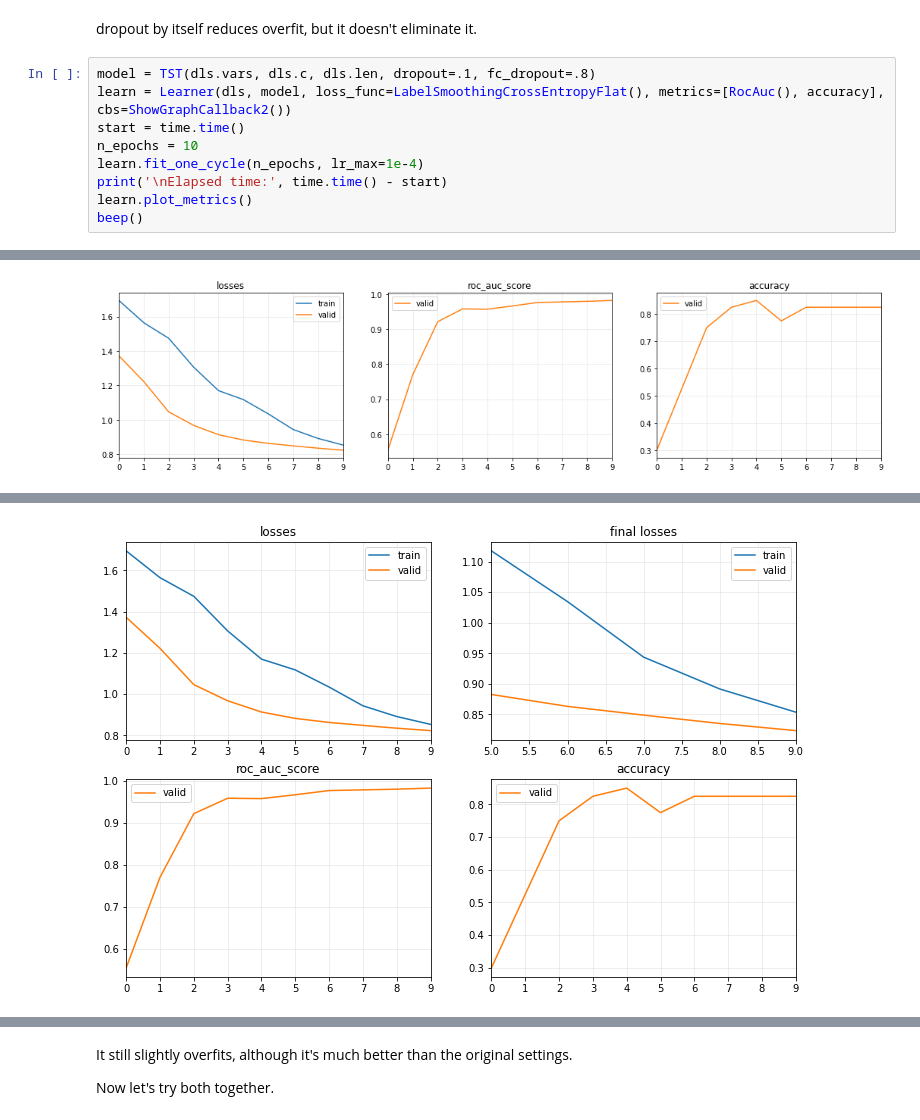
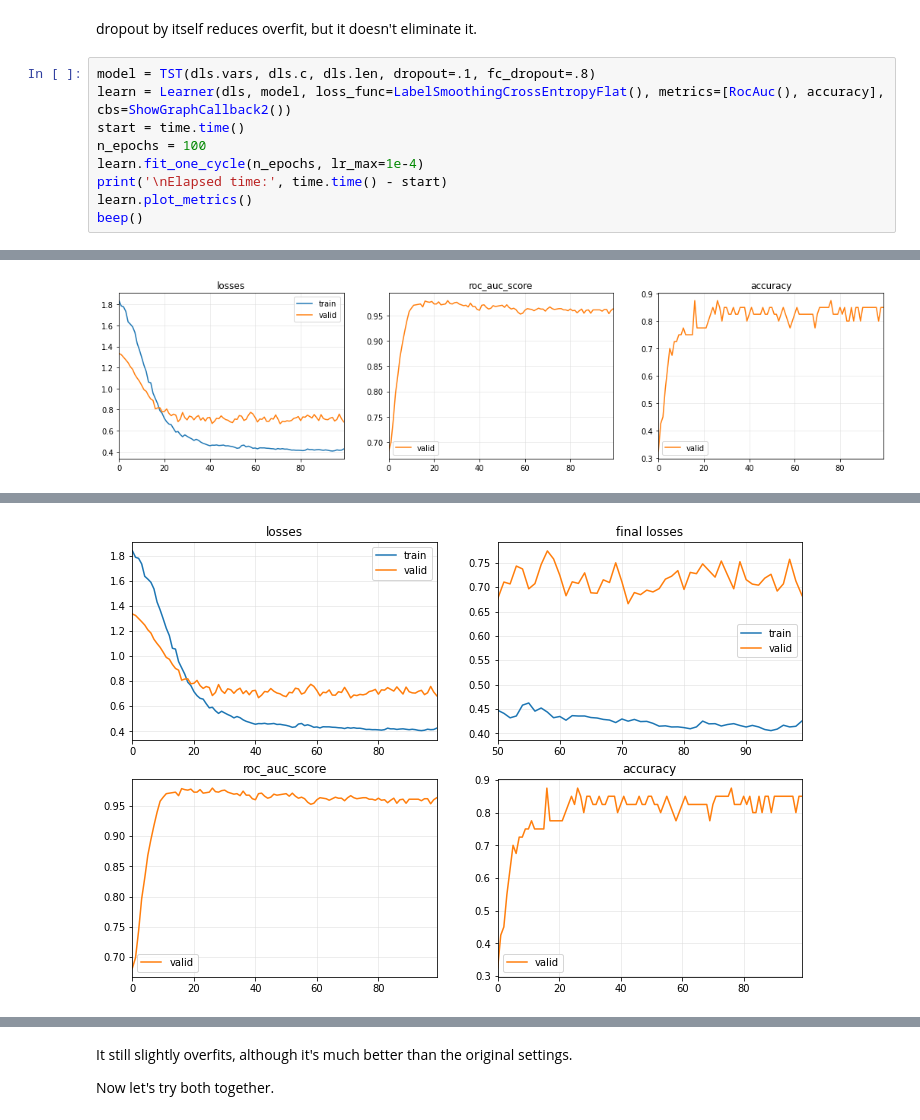
Before and after one commit to bettermorn/IAICourse, a Jupyter notebook: Code/Ex05/07.2_Time_Series_Classification_with_Transformer_GPU.ipynb, the cells around one changed output, grey strips where cells are left out. Saved outputs shown, nothing was run; the diff lists cells and outputs as text.

```diff
--- a/Code/Ex05/07.2_Time_Series_Classification_with_Transformer_GPU.ipynb
+++ b/Code/Ex05/07.2_Time_Series_Classification_with_Transformer_GPU.ipynb
@@ -198,7 +204,7 @@ dropout by itself reduces overfit, but it doesn't eliminate it.
 model = TST(dls.vars, dls.c, dls.len, dropout=.1, fc_dropout=.8)
 learn = Learner(dls, model, loss_func=LabelSmoothingCrossEntropyFlat(), metrics=[RocAuc(), accuracy],  cbs=ShowGraphCallback2())
 start = time.time()
-n_epochs = 10
+n_epochs = 100
 learn.fit_one_cycle(n_epochs, lr_max=1e-4)
 print('\nElapsed time:', time.time() - start)
 learn.plot_metrics()
@@ -219 +231 @@ beep()
-[figure, old version]
+[figure, new version]
@@ -221,4 +233,4 @@ Elapsed time: 13.855241060256958
-[figure, old version]
+[figure, new version]
 [interactive output not drawn]
 # %% [markdown]
 It still slightly overfits, although it's much better than the original settings.
```
Also changed, not shown: parts of 4 cells of this notebook.
